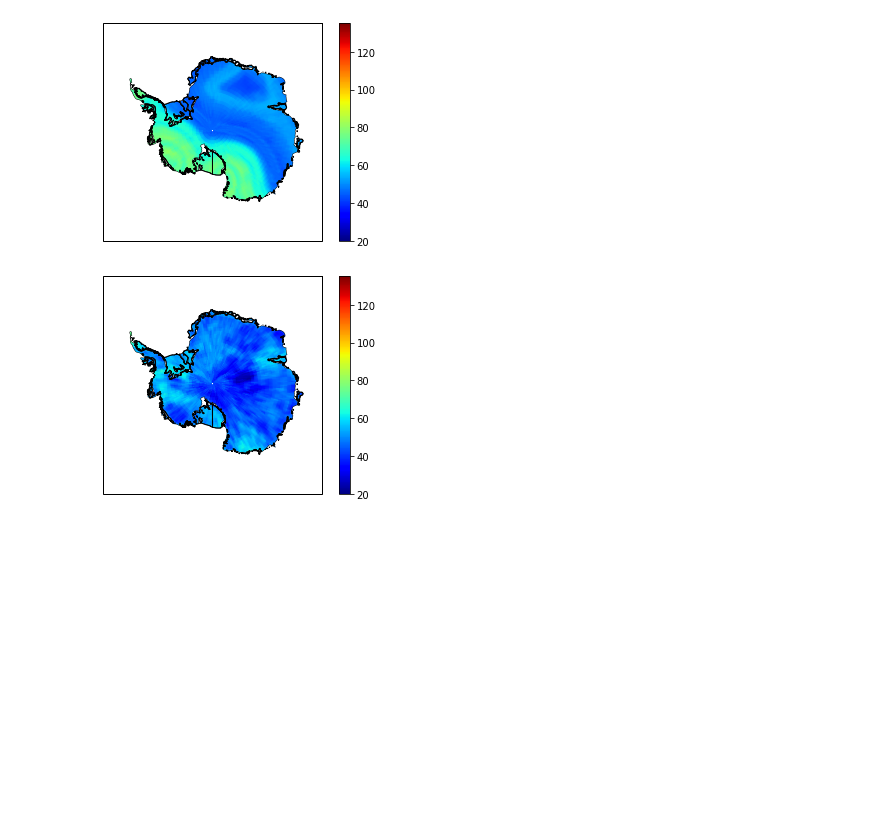
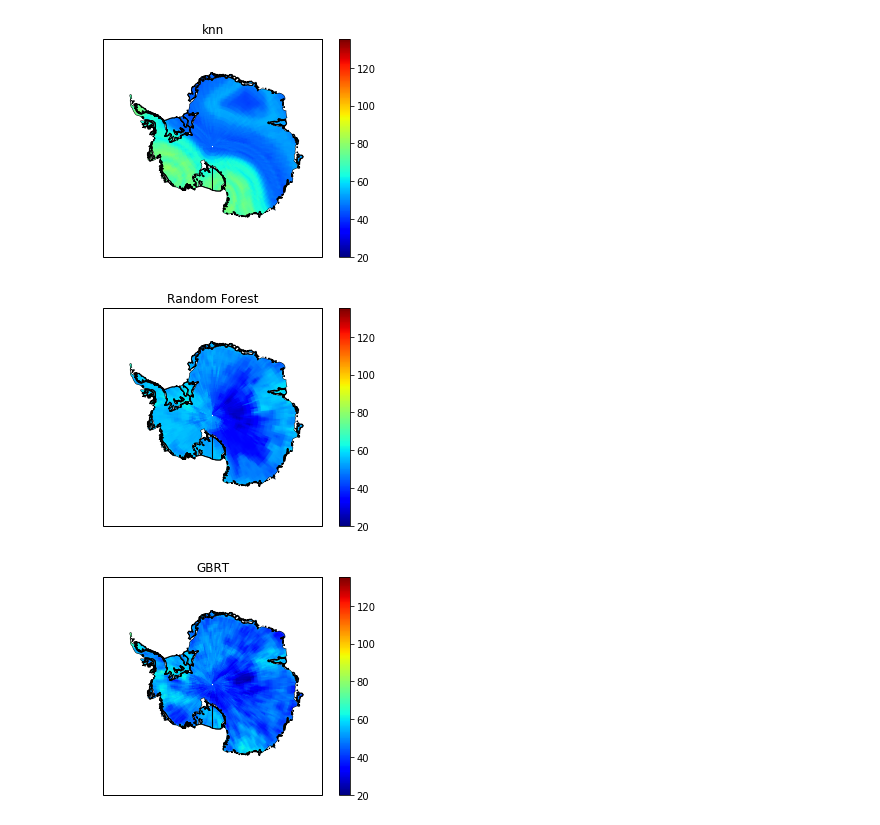
Before and after one commit to kjgoodrick/CSCI_5622_Project_Final, a Jupyter notebook: Generate_Maps.ipynb, the cells around one changed output. Saved outputs shown, nothing was run; the diff lists cells and outputs as text; code cells hidden in the pictures; blank space fills up the shorter version.

Commit message:
Added Random Forest model

```diff
--- a/Generate_Maps.ipynb
+++ b/Generate_Maps.ipynb
@@ -6,13 +7,14 @@ from project import plt_ant_feat
 # %%
 ant_data = pd.read_csv('data/ant_features.csv')
 
 pred_dict = {}
 
-models = [knn, gbrt]
+models = [knn, randomforest, gbrt]
 
 for model in models:
     pred_dict[model.key] = model.pred(ant_data)
-    plt_ant_feat(pred_dict[model.key])
+    plt_ant_feat(pred_dict[model.key], title=model.key)
 # %% [output]
-[figure, old version]
+[figure, new version]
-[figure, old version]
+[figure, new version]
+[figure, added]
```
Also changed, not shown: parts of 1 cell of this notebook, 1 other file.
